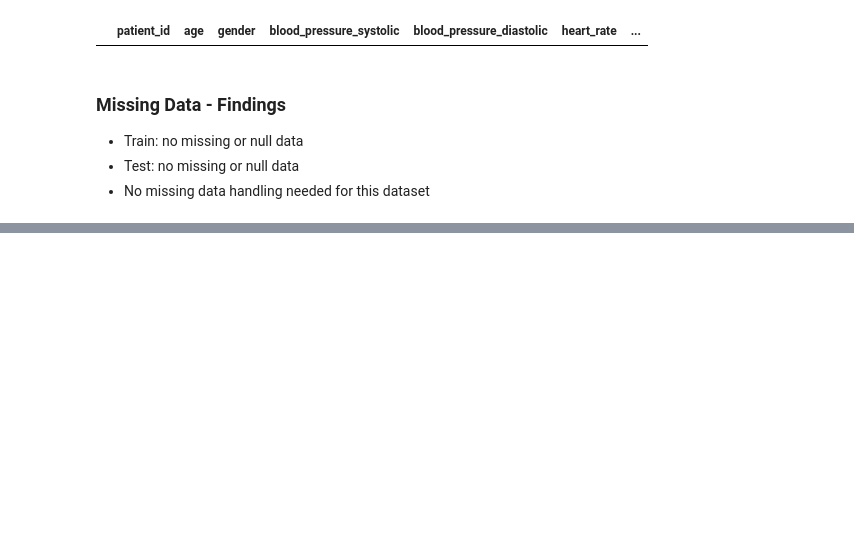
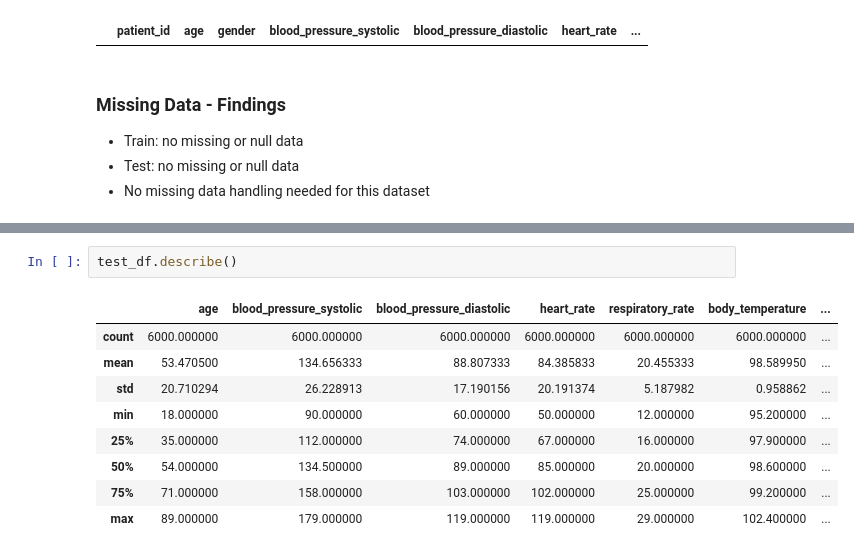
Before and after one commit to Juniorin/vitaltrace, a Jupyter notebook: notebooks/01_eda.ipynb, the cells around one changed output, grey strips where cells are left out. Drawn from its saved outputs; the diff is of its cells as text; blank space fills up the shorter version.

```diff
--- a/notebooks/01_eda.ipynb
+++ b/notebooks/01_eda.ipynb
@@ -145,0 +168,12 @@ test_df[test_df.isnull().any(axis=1)]
+# %%
+test_df.describe()
+# %% [output]
+|  | age | blood_pressure_systolic | blood_pressure_diastolic | heart_rate | respiratory_rate | body_temperature | ... |
+| count | 6000.000000 | 6000.000000 | 6000.000000 | 6000.000000 | 6000.000000 | 6000.000000 | ... |
+| mean | 53.470500 | 134.656333 | 88.807333 | 84.385833 | 20.455333 | 98.589950 | ... |
+| std | 20.710294 | 26.228913 | 17.190156 | 20.191374 | 5.187982 | 0.958862 | ... |
+| min | 18.000000 | 90.000000 | 60.000000 | 50.000000 | 12.000000 | 95.200000 | ... |
+| 25% | 35.000000 | 112.000000 | 74.000000 | 67.000000 | 16.000000 | 97.900000 | ... |
+| 50% | 54.000000 | 134.500000 | 89.000000 | 85.000000 | 20.000000 | 98.600000 | ... |
+| 75% | 71.000000 | 158.000000 | 103.000000 | 102.000000 | 25.000000 | 99.200000 | ... |
+| max | 89.000000 | 179.000000 | 119.000000 | 119.000000 | 29.000000 | 102.400000 | ... |
```
Also changed, not shown: parts of 5 cells of this notebook.
